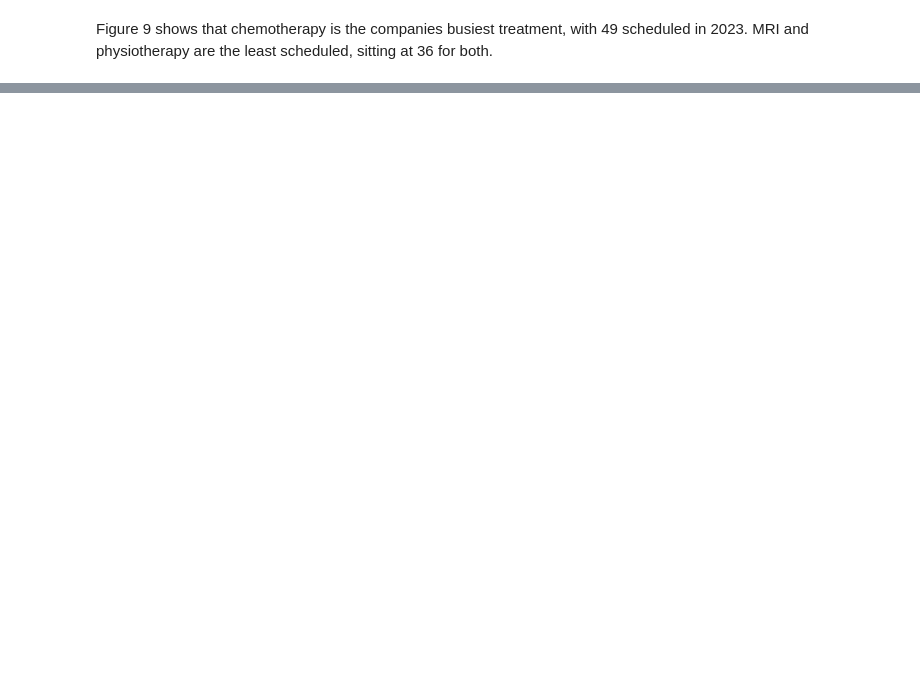
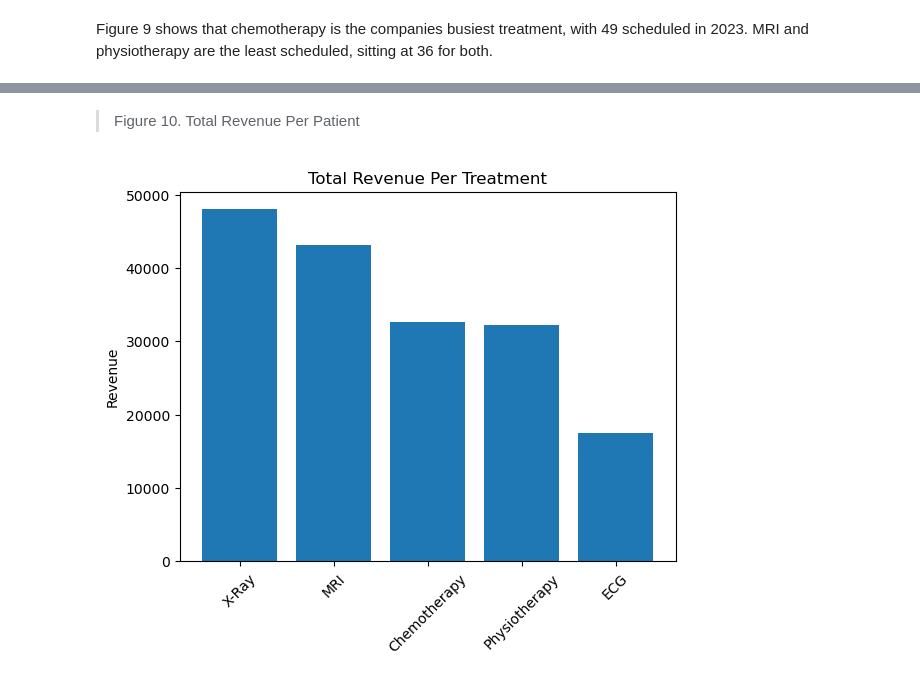
Before and after one commit to Djohnson1313/hospital_operations_intelligence, a Jupyter notebook: hospital_operations_analysis.ipynb, the cells around one changed output, grey strips where cells are left out. Drawn from its saved outputs; the diff is of its cells as text; code cells hidden in the pictures; blank space fills up the shorter version.

```diff
--- a/hospital_operations_analysis.ipynb
+++ b/hospital_operations_analysis.ipynb
@@ -1027,0 +1035,14 @@ Figure 9 shows that chemotherapy is the companies busiest treatment, with 49 sch
+# %%
+rev_df = pd.read_sql('''
+select treatment_type, round(sum(amount)) as total_revenue
+from treatments as t
+join appointments as a
+on t.appointment_id = a.appointment_id
+join billing as b
+on t.treatment_id = b.treatment_id
+where payment_status = 'Paid'
+group by treatment_type
+order by total_revenue desc
+''', conn)
+
+rev_df
@@ -1027,0 +1056,17 @@ Figure 9 shows that chemotherapy is the companies busiest treatment, with 49 sch
+# %% [markdown]
+>Figure 10. Total Revenue Per Patient
+# %%
+fig, ax = plt.subplots()
+
+x = rev_df['treatment_type']
+y = rev_df['total_revenue']
+
+plt.bar(x,y)
+
+plt.xticks(rotation = 45)
+plt.title('Total Revenue Per Treatment')
+plt.ylabel('Revenue')
+
+plt.show();
+# %% [output]
+[figure, added]
```
Also changed, not shown: parts of 21 cells of this notebook.
